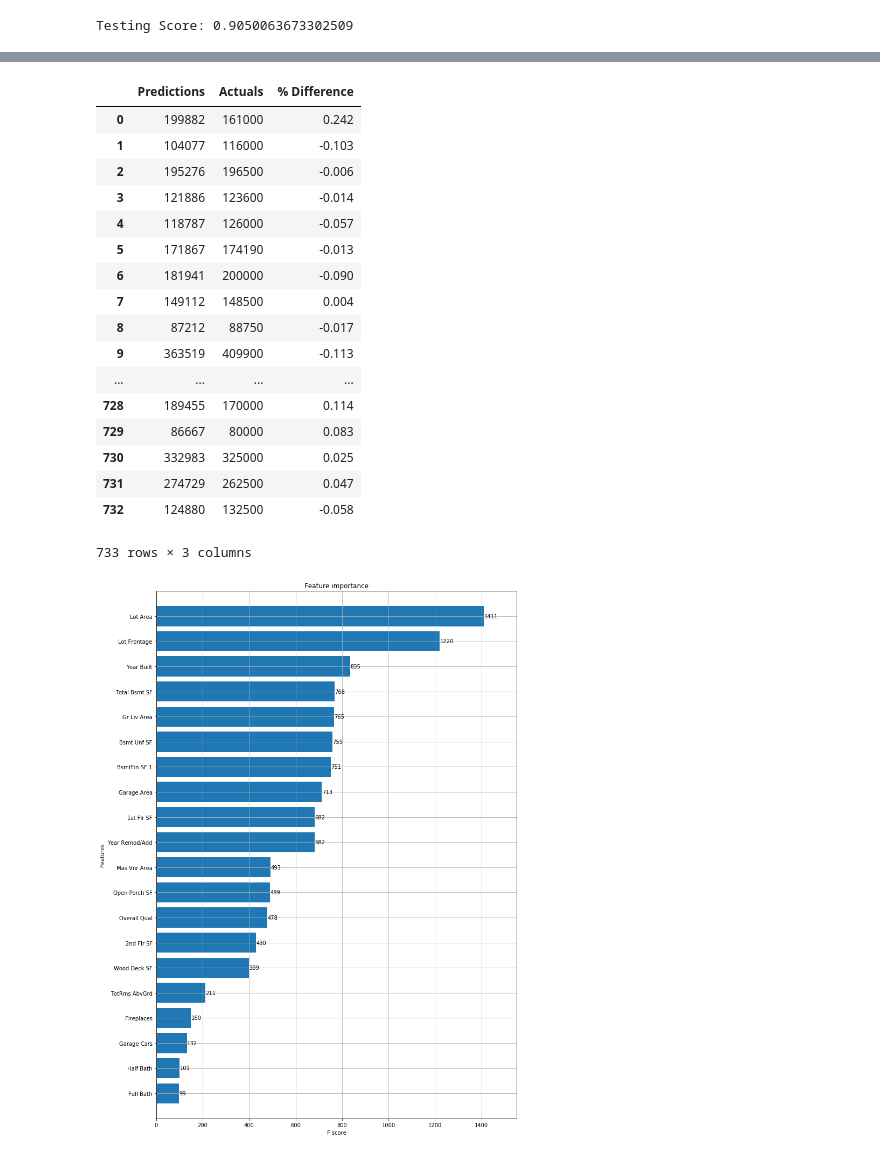
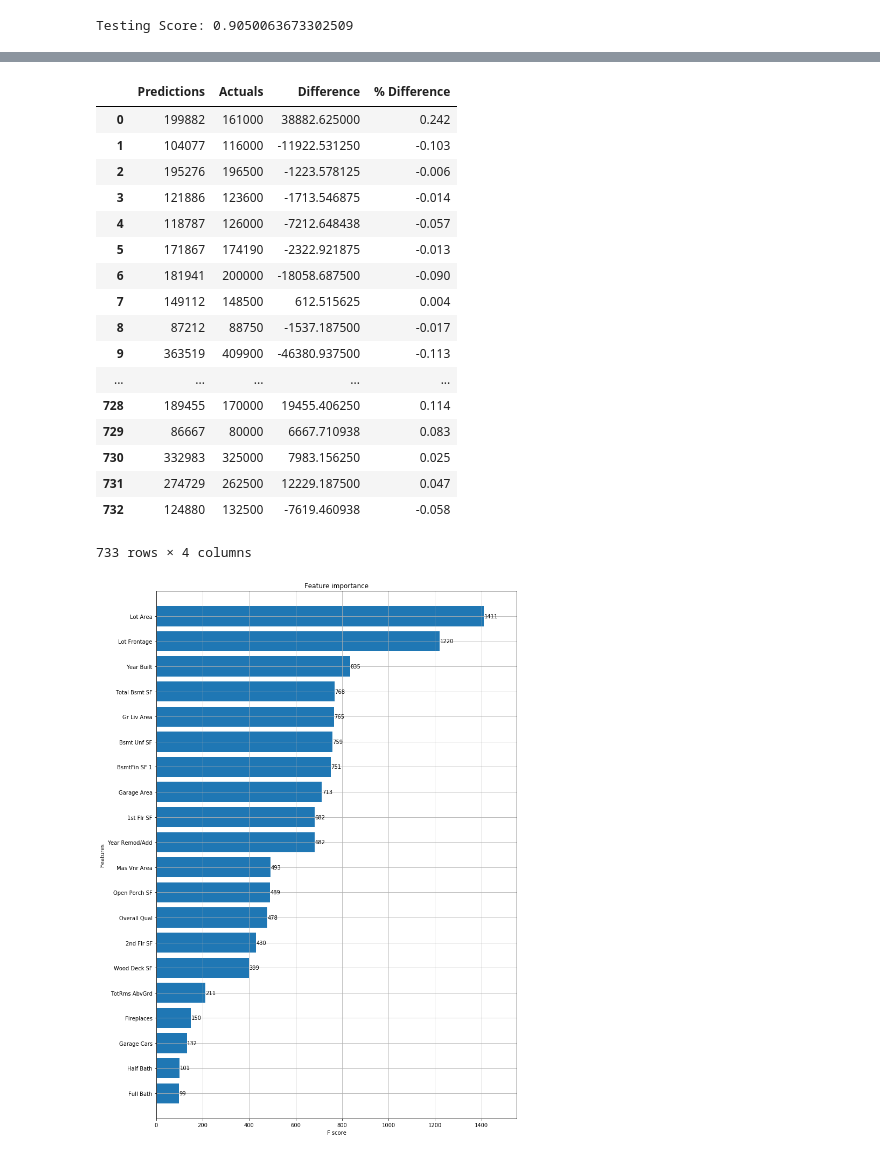
Before and after one commit to emilyrcoffield/RutgersFinalProject, a Jupyter notebook: XGBoost Model.ipynb, the cells around one changed output, grey strips where cells are left out. Drawn from its saved outputs; the diff is of its cells as text; code cells hidden in the pictures.

```diff
--- a/XGBoost Model.ipynb
+++ b/XGBoost Model.ipynb
@@ -77,24 +74,33 @@ print(predictions)
 # %%
-pd.DataFrame({'Predictions': predictions.astype(int),
+#Show how predictions match up to actuals (y_test)
+
+predict_df = pd.DataFrame({'Predictions': predictions.astype(int),
               'Actuals': y_test.flatten(),
+              'Difference': predictions - y_test.flatten(),
               '% Difference': ((predictions - y_test.flatten())/ y_test.flatten()).round(3)})
+
+
+predict_df.to_csv('Resources/XGBoost_Results.csv', index=False)
+
+
+predict_df
 # %% [output]
-|  | Predictions | Actuals | % Difference |
-| 0 | 199882 | 161000 | 0.242 |
-| 1 | 104077 | 116000 | -0.103 |
-| 2 | 195276 | 196500 | -0.006 |
-| 3 | 121886 | 123600 | -0.014 |
-| 4 | 118787 | 126000 | -0.057 |
-| 5 | 171867 | 174190 | -0.013 |
-| 6 | 181941 | 200000 | -0.090 |
-| 7 | 149112 | 148500 | 0.004 |
-| 8 | 87212 | 88750 | -0.017 |
-| 9 | 363519 | 409900 | -0.113 |
-| ... | ... | ... | ... |
-| 728 | 189455 | 170000 | 0.114 |
-| 729 | 86667 | 80000 | 0.083 |
-| 730 | 332983 | 325000 | 0.025 |
-| 731 | 274729 | 262500 | 0.047 |
-| 732 | 124880 | 132500 | -0.058 |
+|  | Predictions | Actuals | Difference | % Difference |
+| 0 | 199882 | 161000 | 38882.625000 | 0.242 |
+| 1 | 104077 | 116000 | -11922.531250 | -0.103 |
+| 2 | 195276 | 196500 | -1223.578125 | -0.006 |
+| 3 | 121886 | 123600 | -1713.546875 | -0.014 |
+| 4 | 118787 | 126000 | -7212.648438 | -0.057 |
+| 5 | 171867 | 174190 | -2322.921875 | -0.013 |
+| 6 | 181941 | 200000 | -18058.687500 | -0.090 |
+| 7 | 149112 | 148500 | 612.515625 | 0.004 |
+| 8 | 87212 | 88750 | -1537.187500 | -0.017 |
+| 9 | 363519 | 409900 | -46380.937500 | -0.113 |
+| ... | ... | ... | ... | ... |
+| 728 | 189455 | 170000 | 19455.406250 | 0.114 |
+| 729 | 86667 | 80000 | 6667.710938 | 0.083 |
+| 730 | 332983 | 325000 | 7983.156250 | 0.025 |
+| 731 | 274729 | 262500 | 12229.187500 | 0.047 |
+| 732 | 124880 | 132500 | -7619.460938 | -0.058 |
-733 rows × 3 columns
+733 rows × 4 columns
 # %%
```
Also changed, not shown: parts of 8 cells of this notebook, 15 other files.
